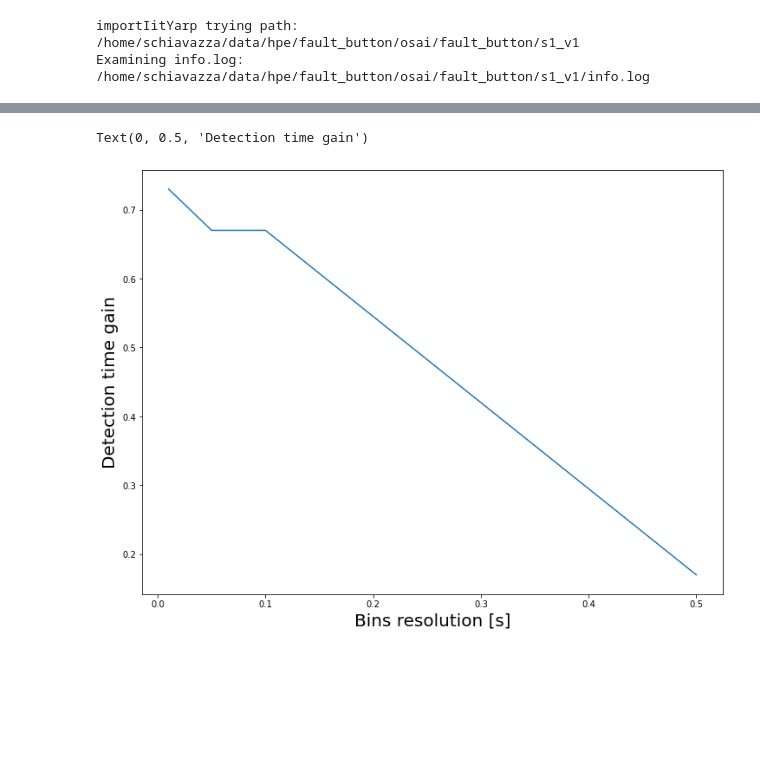
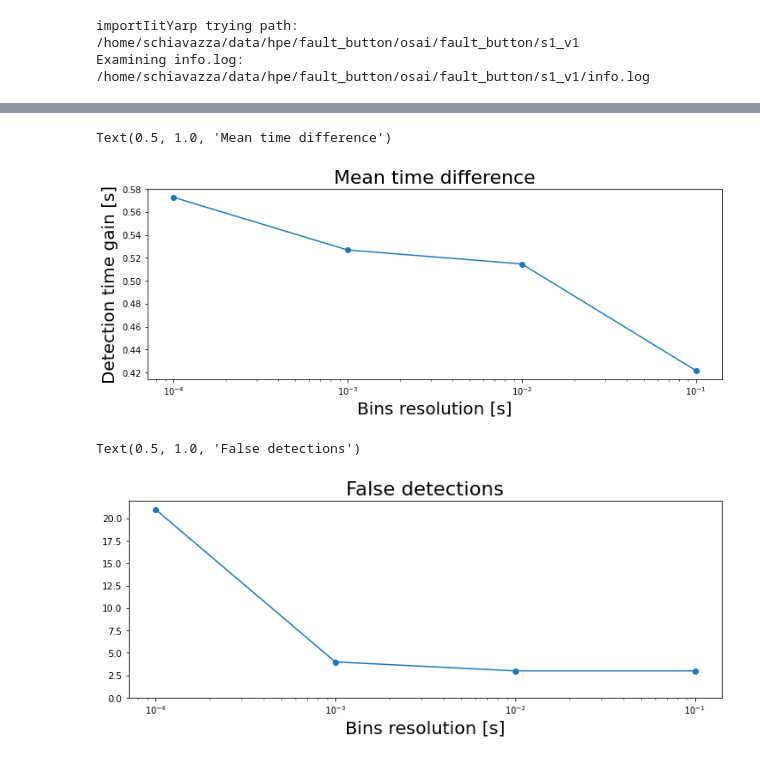
Before and after one commit to event-driven-robotics/EDPR-APRIL, a Jupyter notebook: fault_button/eventrate_test/detection_latency.ipynb, the cells around one changed output, grey strips where cells are left out. Saved outputs shown, nothing was run; the diff lists cells and outputs as text; code cells hidden in the pictures; blank space fills up the shorter version.

Commit message:
analysis false detections

```diff
--- a/fault_button/eventrate_test/detection_latency.ipynb
+++ b/fault_button/eventrate_test/detection_latency.ipynb
@@ -40,7 +40,8 @@ roi_edge = [
 ]
 # %%
 scale = 0.8
-dataset_tres_ls = [0.5, 0.1, 0.05, 0.01]
+# dataset_tres_ls = [0.1, 0.01, 0.001, 0.0002, 0.0001]
+dataset_tres_ls = [10**(-x) for x in range(1, 5)]
 base_thresh = 7
 t_start = 0
 t_end = np.inf
@@ -52,6 +53,7 @@ press_timing = press_timing[
 fig, axs = plt.subplots(len(dataset_tres_ls), 1, figsize=(18, 12))
 
 mean_differences = []
+n_detections = []
 
 for ax, dataset_tres in zip(axs, dataset_tres_ls):
 
@@ -78,6 +80,7 @@ for ax, dataset_tres in zip(axs, dataset_tres_ls):
 
     differences = utils.measure_time_difference(detection_times, press_timing)
     mean_differences.append(np.mean(differences))
+    n_detections.append(len(detection_times) - len(press_timing))
     print(f"\nMean: {np.mean(differences)},\nmin: {np.min(differences)},\nmax: {np.max(differences)}\n")
 
 
@@ -111,8 +114,26 @@ max: 0.730035603999994
 # %%
 fig = plt.figure(figsize=(12, 9))
-plt.plot(dataset_tres_ls, mean_differences)
-plt.xlabel("Bins resolution [s]", fontsize=20)
-plt.ylabel("Detection time gain", fontsize=20)
+ax = fig.add_subplot(2, 1, 1)
+ax.plot(dataset_tres_ls, mean_differences, marker="o")
+ax.set_xticks(dataset_tres_ls)
+ax.set_xscale('log')
+ax.set_xlabel("Bins resolution [s]", fontsize=20)
+ax.set_ylabel("Detection time gain [s]", fontsize=20)
+ax.set_title("Mean time difference", fontsize=22)
 # %% [output]
-Text(0, 0.5, 'Detection time gain')
+Text(0.5, 1.0, 'Mean time difference')
-[figure, old version]
+[figure, new version]
+# %%
+fig = plt.figure(figsize=(12, 9))
+ax = fig.add_subplot(2, 1, 1)
+ax.plot(dataset_tres_ls, n_detections, marker="o")
+ax.set_xticks(dataset_tres_ls)
+# ax.set_yticks(n_detections)
+ax.set_ylim([0, max(n_detections) + 1])
+ax.set_xscale('log')
+ax.set_xlabel("Bins resolution [s]", fontsize=20)
+# ax.set_ylabel("number of detections", fontsize=20)
+ax.set_title("False detections", fontsize=22)
+# %% [output]
+Text(0.5, 1.0, 'False detections')
+[figure, added]
```
Also changed, not shown: parts of 1 cell of this notebook.
